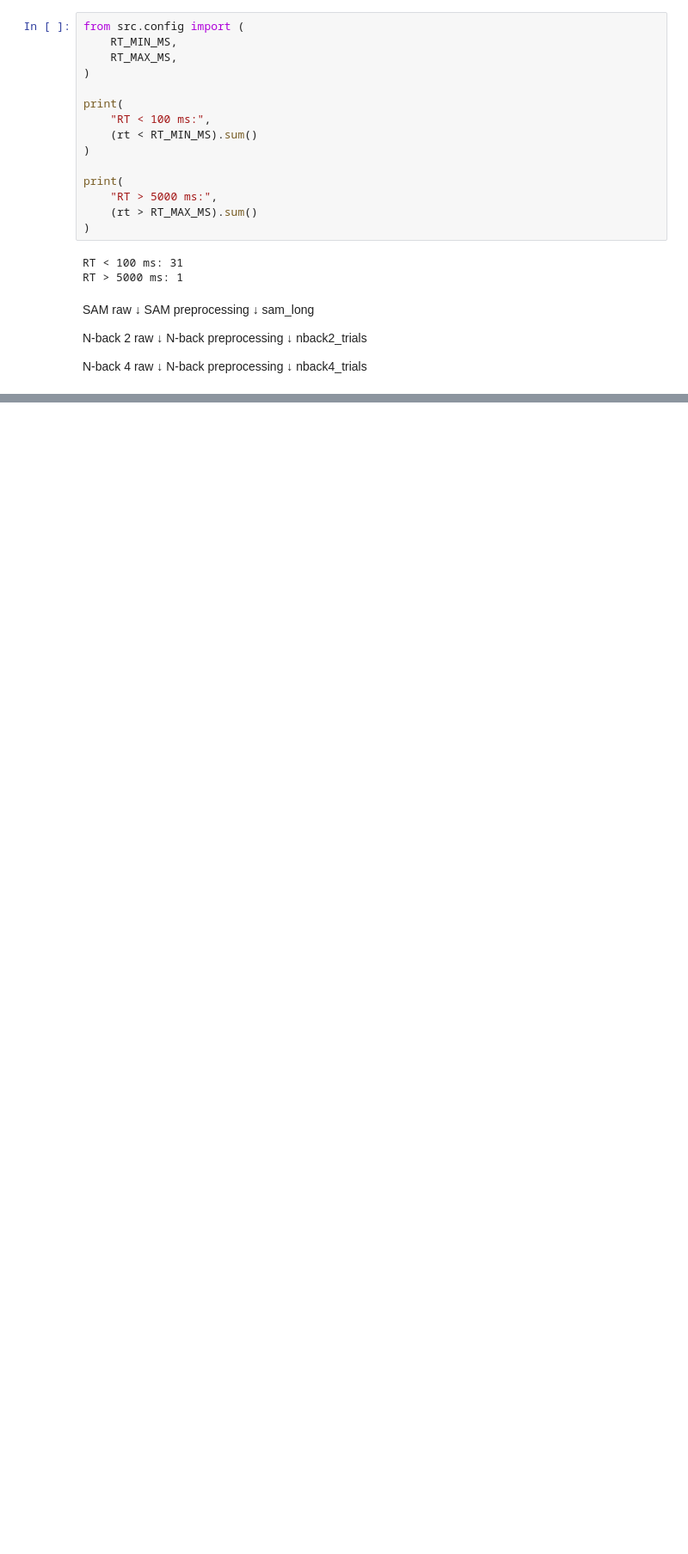
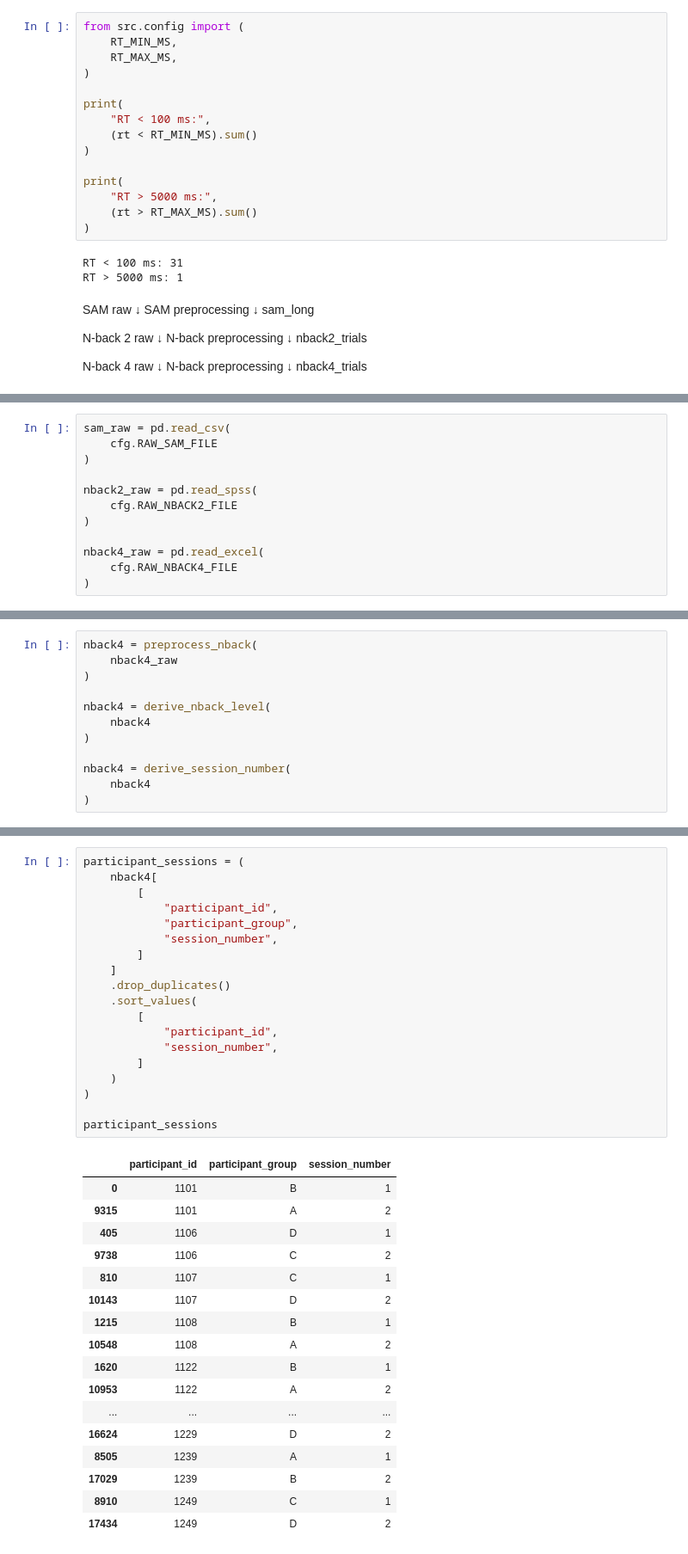
Before and after one commit to Neurocognitive-Engineering-Laboratory/experiment-crossover-emotion, a Jupyter notebook: notebooks/01_data_cleaning.ipynb, the cells around one changed output, grey strips where cells are left out. Shown at 86% size. Cells and saved outputs as stored; diff of their text form; blank space fills up the shorter version.

Commit message:
Update: 01_preprocessing

```diff
--- a/notebooks/01_data_cleaning.ipynb
+++ b/notebooks/01_data_cleaning.ipynb
@@ -280,0 +643,12 @@ nback4.head(5)
+# %%
+sam_raw = pd.read_csv(
+    cfg.RAW_SAM_FILE
+)
+
+nback2_raw = pd.read_spss(
+    cfg.RAW_NBACK2_FILE
+)
+
+nback4_raw = pd.read_excel(
+    cfg.RAW_NBACK4_FILE
+)
@@ -280,0 +744,12 @@ nback4.head(5)
+# %%
+nback4 = preprocess_nback(
+    nback4_raw
+)
+
+nback4 = derive_nback_level(
+    nback4
+)
+
+nback4 = derive_session_number(
+    nback4
+)
@@ -280,0 +891,37 @@ nback4.head(5)
+# %%
+participant_sessions = (
+    nback4[
+        [
+            "participant_id",
+            "participant_group",
+            "session_number",
+        ]
+    ]
+    .drop_duplicates()
+    .sort_values(
+        [
+            "participant_id",
+            "session_number",
+        ]
+    )
+)
+
+participant_sessions
+# %% [output]
+|  | participant_id | participant_group | session_number |
+| 0 | 1101 | B | 1 |
+| 9315 | 1101 | A | 2 |
+| 405 | 1106 | D | 1 |
+| 9738 | 1106 | C | 2 |
+| 810 | 1107 | C | 1 |
+| 10143 | 1107 | D | 2 |
+| 1215 | 1108 | B | 1 |
+| 10548 | 1108 | A | 2 |
+| 1620 | 1122 | B | 1 |
+| 10953 | 1122 | A | 2 |
+| ... | ... | ... | ... |
+| 16624 | 1229 | D | 2 |
+| 8505 | 1239 | A | 1 |
+| 17029 | 1239 | B | 2 |
+| 8910 | 1249 | C | 1 |
+| 17434 | 1249 | D | 2 |
```
Also changed, not shown: parts of 21 cells of this notebook, 1 other file.
